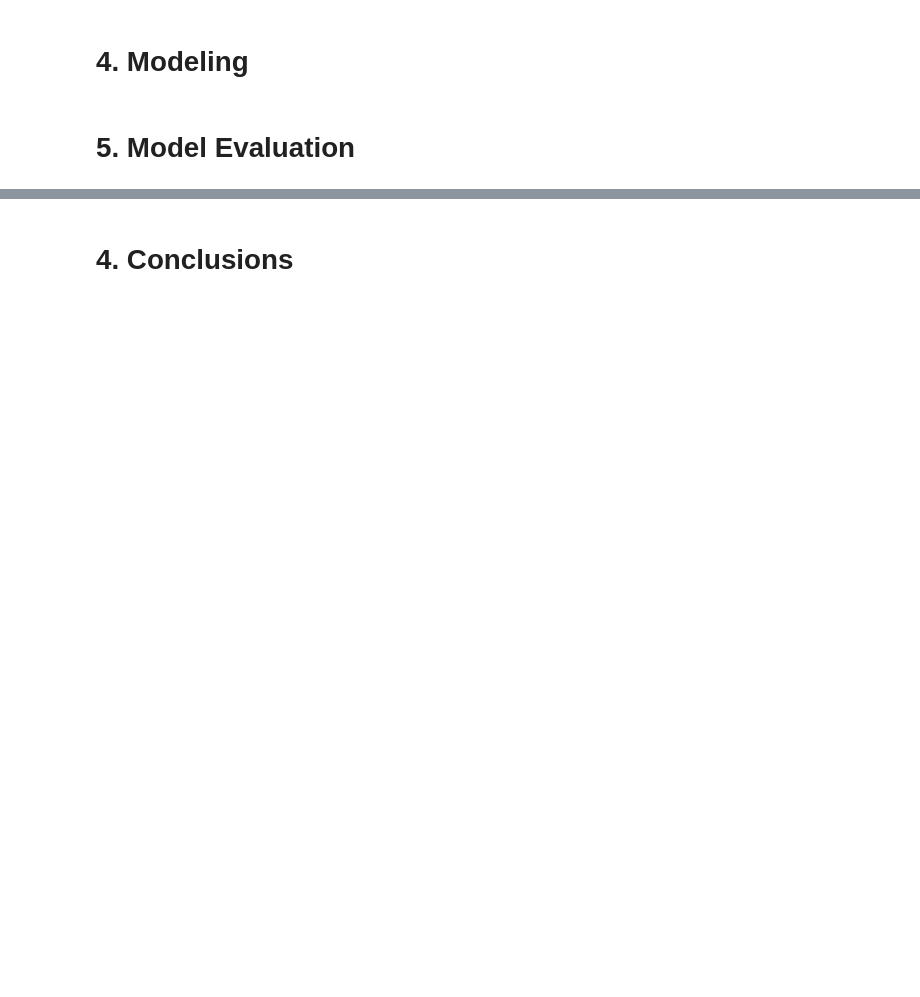
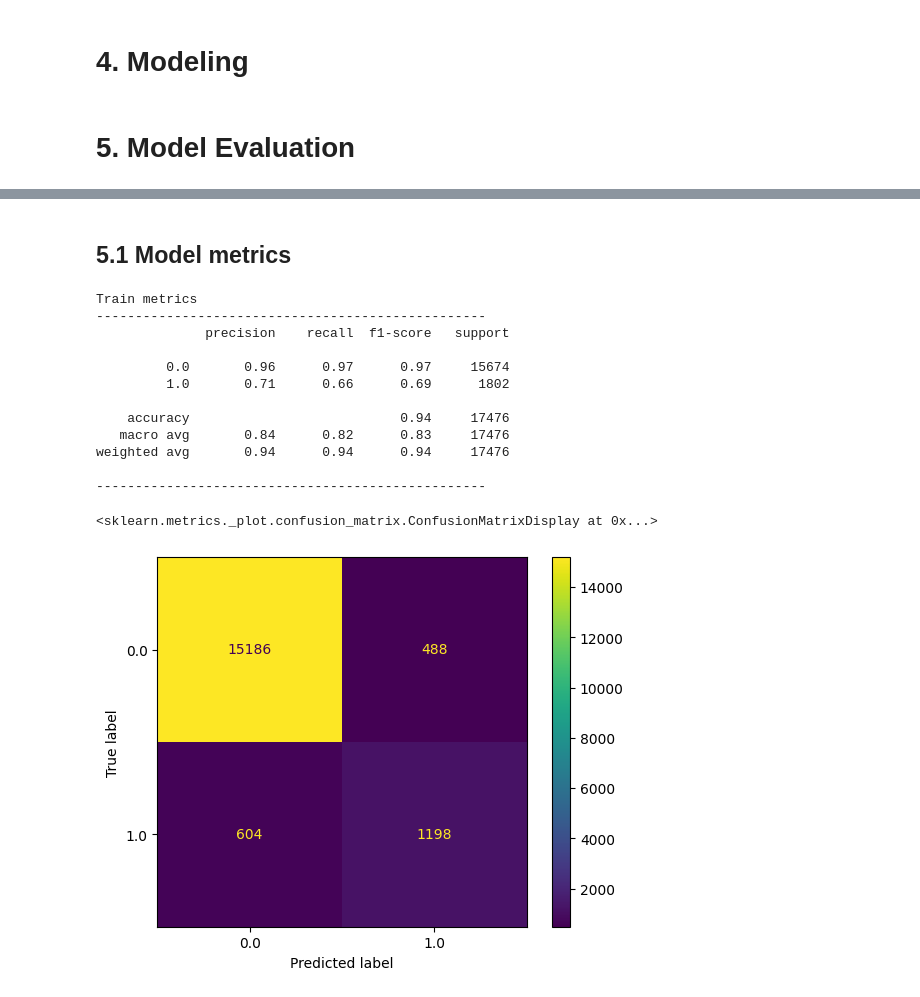
Before and after one commit to torreblanca99/course_financial_applications, a Jupyter notebook: notebooks/01_ Fintech_Toolbox/01_default_LDA.ipynb, the cells around one changed output, grey strips where cells are left out. Drawn from its saved outputs; the diff is of its cells as text; code cells hidden in the pictures; blank space fills up the shorter version.

```diff
--- a/notebooks/01_ Fintech_Toolbox/01_default_LDA.ipynb
+++ b/notebooks/01_ Fintech_Toolbox/01_default_LDA.ipynb
@@ -221,0 +513,3 @@ df_clean
+# %%
+X = pd.get_dummies(X, columns=columns_by_type['object'])
+X
@@ -221,0 +536,3 @@ df_clean
+# %%
+X_fact = X.fillna(0).drop(columns=["id"], axis=1)
+X_fact
@@ -226,2 +566,19 @@ b
+# %%
+from sklearn.model_selection import train_test_split
+
+
+X_train, X_test, y_train, y_test = train_test_split(
+    X_fact, y,
+    train_size = .7,
+    random_state = 10,
+    shuffle=True)
+# %%
+# model
+lda = LinearDiscriminantAnalysis()
+# train
+clf = lda.fit(X_train, y_train)
+# predictions
+train_pred = lda.predict(X_train)
+test_pred = lda.predict(X_test)
 # %% [markdown]
 # 5. Model Evaluation
@@ -231,2 +585,2 @@ NameError: name 'v' is not defined
-# %% [markdown]
-# 4. Conclusions
+# %% [markdown]
+## 5.1 Model metrics
@@ -232,0 +590,21 @@ NameError: name 'v' is not defined
+# %%
+print('Train metrics')
+print('-'*50)
+print(classification_report(y_train, train_pred))
+print('-'*50)
+ConfusionMatrixDisplay.from_predictions(y_train, train_pred)
+# %% [output]
+Train metrics
+--------------------------------------------------
+              precision    recall  f1-score   support
+
+         0.0       0.96      0.97      0.97     15674
+         1.0       0.71      0.66      0.69      1802
+
+    accuracy                           0.94     17476
+   macro avg       0.84      0.82      0.83     17476
+weighted avg       0.94      0.94      0.94     17476
+
+--------------------------------------------------
+<sklearn.metrics._plot.confusion_matrix.ConfusionMatrixDisplay at 0x...>
+[figure, added]
```
Also changed, not shown: parts of 36 cells of this notebook.
